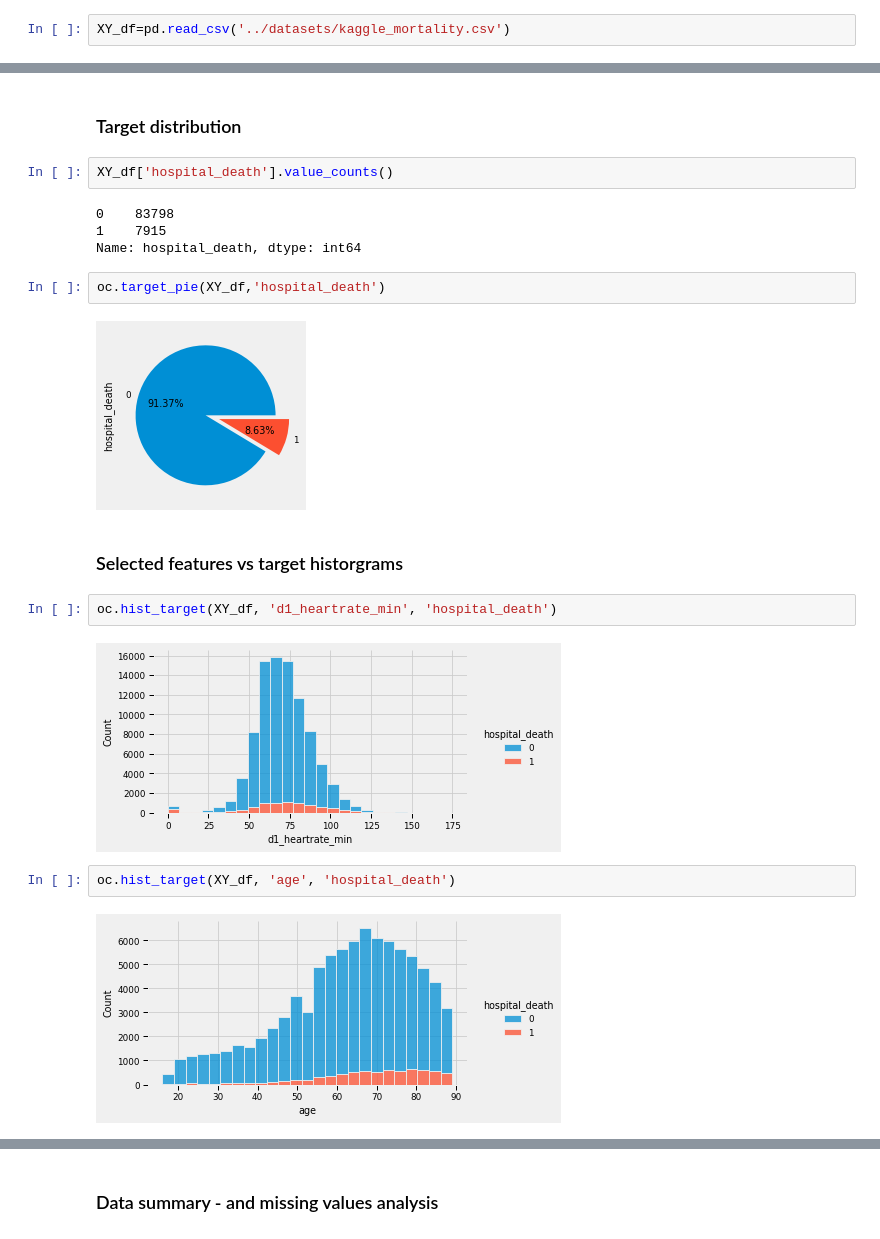
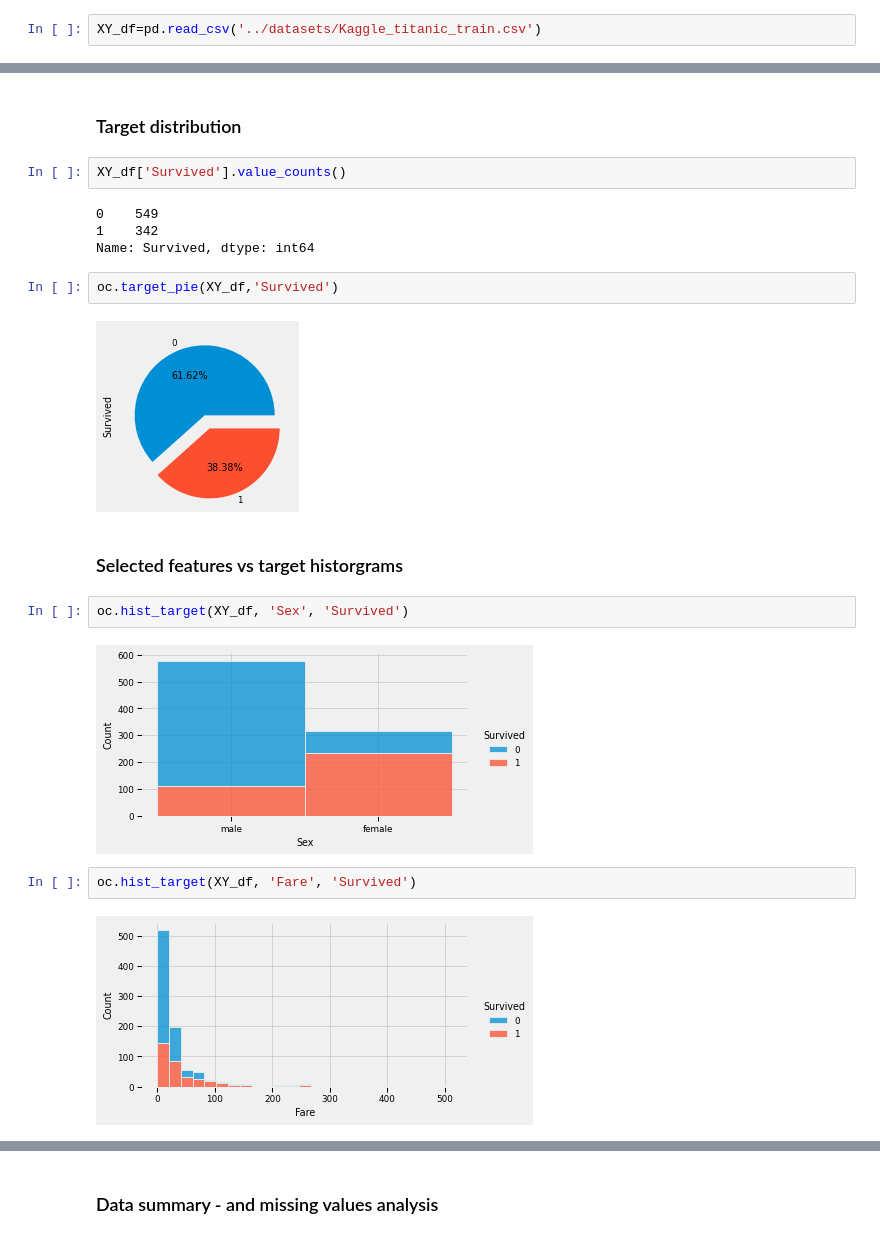
Before and after one commit to gershonc/octopus-ml, a Jupyter notebook: notebooks/octopus_showcase.ipynb, the cells around one changed output, grey strips where cells are left out. Cells and saved outputs as stored; diff of their text form.

```diff
--- a/notebooks/octopus_showcase.ipynb
+++ b/notebooks/octopus_showcase.ipynb
@@ -19,5 +24,5 @@ import seaborn as sns
 # %%
-XY_df=pd.read_csv('../datasets/kaggle_mortality.csv')
+XY_df=pd.read_csv('../datasets/Kaggle_titanic_train.csv')
 # %% [markdown]
 # EDA and pre-processing
 # %% [markdown]
@@ -36,22 +43,22 @@ XY_df.head(3)
 # %% [markdown]
 ### Target distribution
 # %%
-XY_df['hospital_death'].value_counts()
+XY_df['Survived'].value_counts()
 # %% [output]
-0    83798
-1    7915
-Name: hospital_death, dtype: int64
+0    549
+1    342
+Name: Survived, dtype: int64
 # %%
-oc.target_pie(XY_df,'hospital_death')
+oc.target_pie(XY_df,'Survived')
 # %% [output]
-[figure, old version]
+[figure, new version]
 # %% [markdown]
 ### Selected features vs target historgrams
 # %%
-oc.hist_target(XY_df, 'd1_heartrate_min', 'hospital_death')
+oc.hist_target(XY_df, 'Sex', 'Survived')
 # %% [output]
-[figure, old version]
+[figure, new version]
 # %%
-oc.hist_target(XY_df, 'age', 'hospital_death')
+oc.hist_target(XY_df, 'Fare', 'Survived')
 # %% [output]
-[figure, old version]
+[figure, new version]
```
Also changed, not shown: parts of 41 cells of this notebook, 5 other files.
